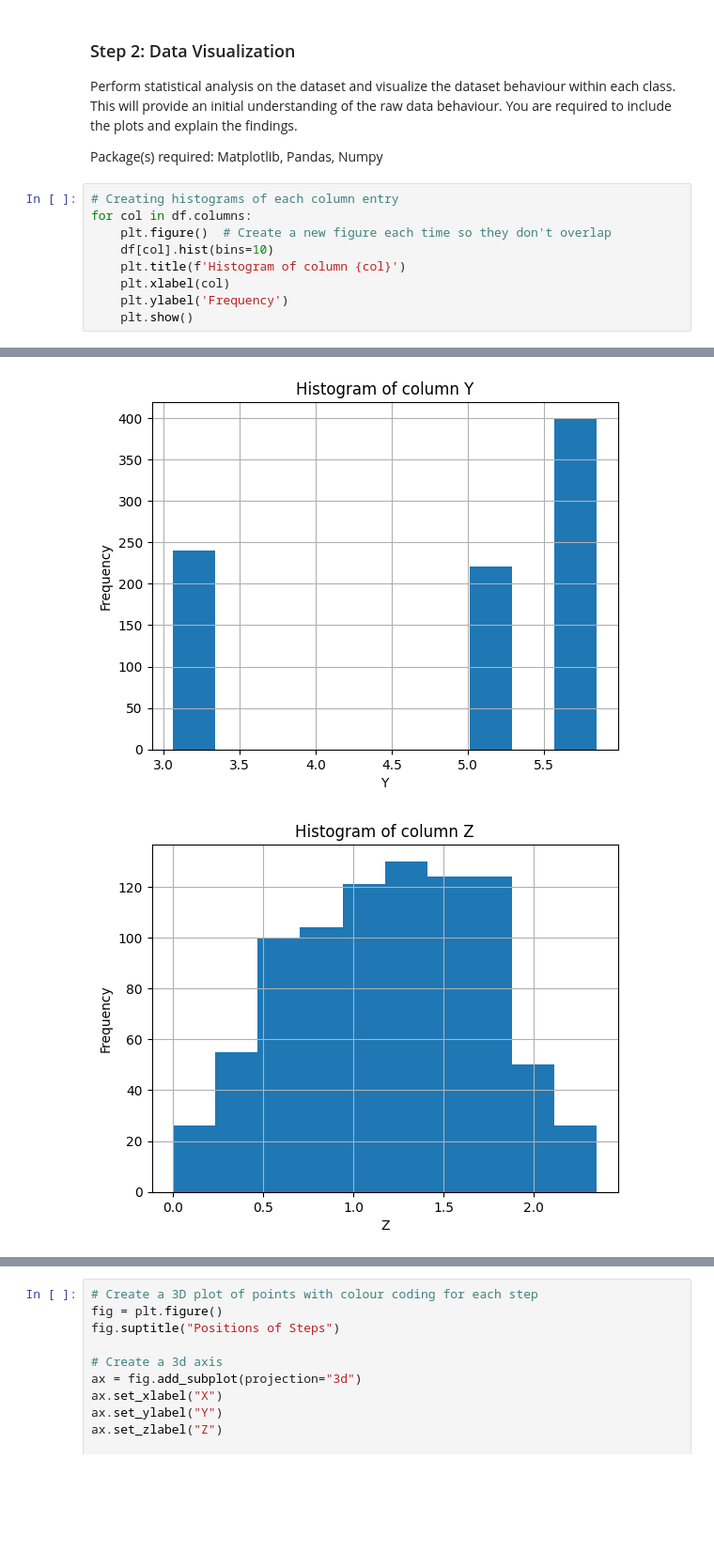
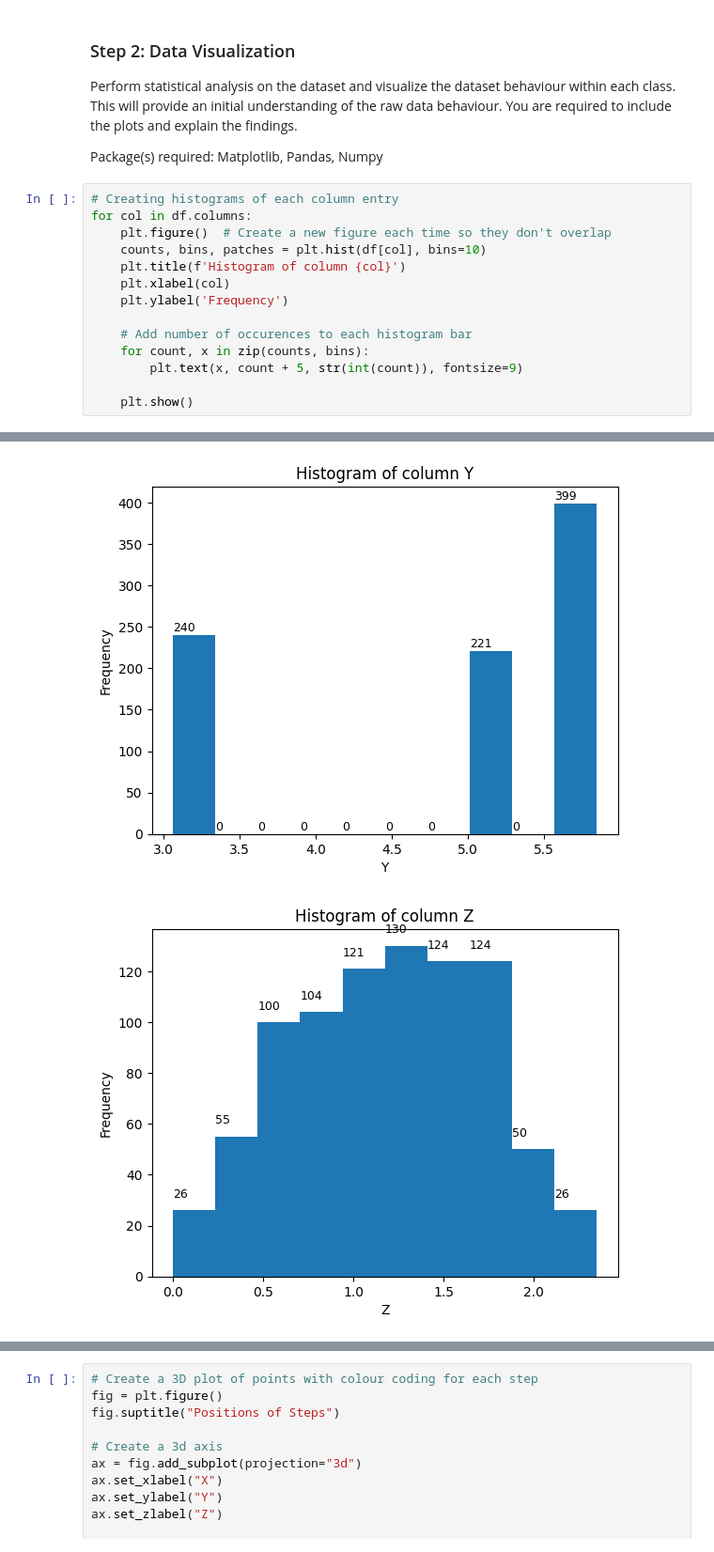
Before and after one commit to kikutabryan/AER850_Project, a Jupyter notebook: src/project_1.ipynb, the cells around one changed output, grey strips where cells are left out. Shown: that part at 94% size. Drawn from its saved outputs; the diff is of its cells as text; blank space fills up the shorter version.

```diff
--- a/src/project_1.ipynb
+++ b/src/project_1.ipynb
@@ -51,9 +64,14 @@ Package(s) required: Matplotlib, Pandas, Numpy
 # Creating histograms of each column entry
 for col in df.columns:
     plt.figure()  # Create a new figure each time so they don't overlap
-    df[col].hist(bins=10)
+    counts, bins, patches = plt.hist(df[col], bins=10)
     plt.title(f'Histogram of column {col}')
     plt.xlabel(col)
     plt.ylabel('Frequency')
+
+    # Add number of occurences to each histogram bar
+    for count, x in zip(counts, bins):
+        plt.text(x, count + 5, str(int(count)), fontsize=9)
+
     plt.show()
 # %% [output]
@@ -61,2 +79,2 @@ for col in df.columns:
-[figure, old version]
+[figure, new version]
-[figure, old version]
+[figure, new version]
```
Also changed, not shown: parts of 10 cells of this notebook.
